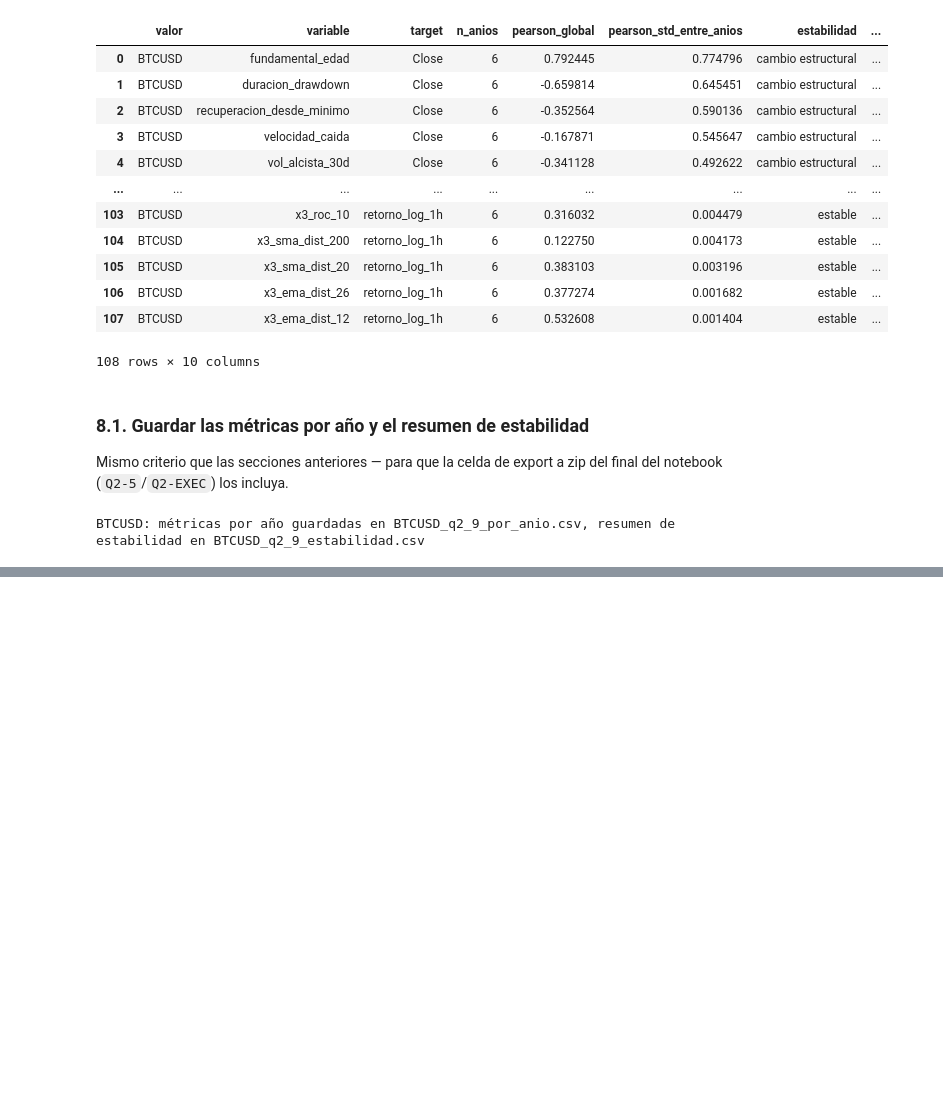
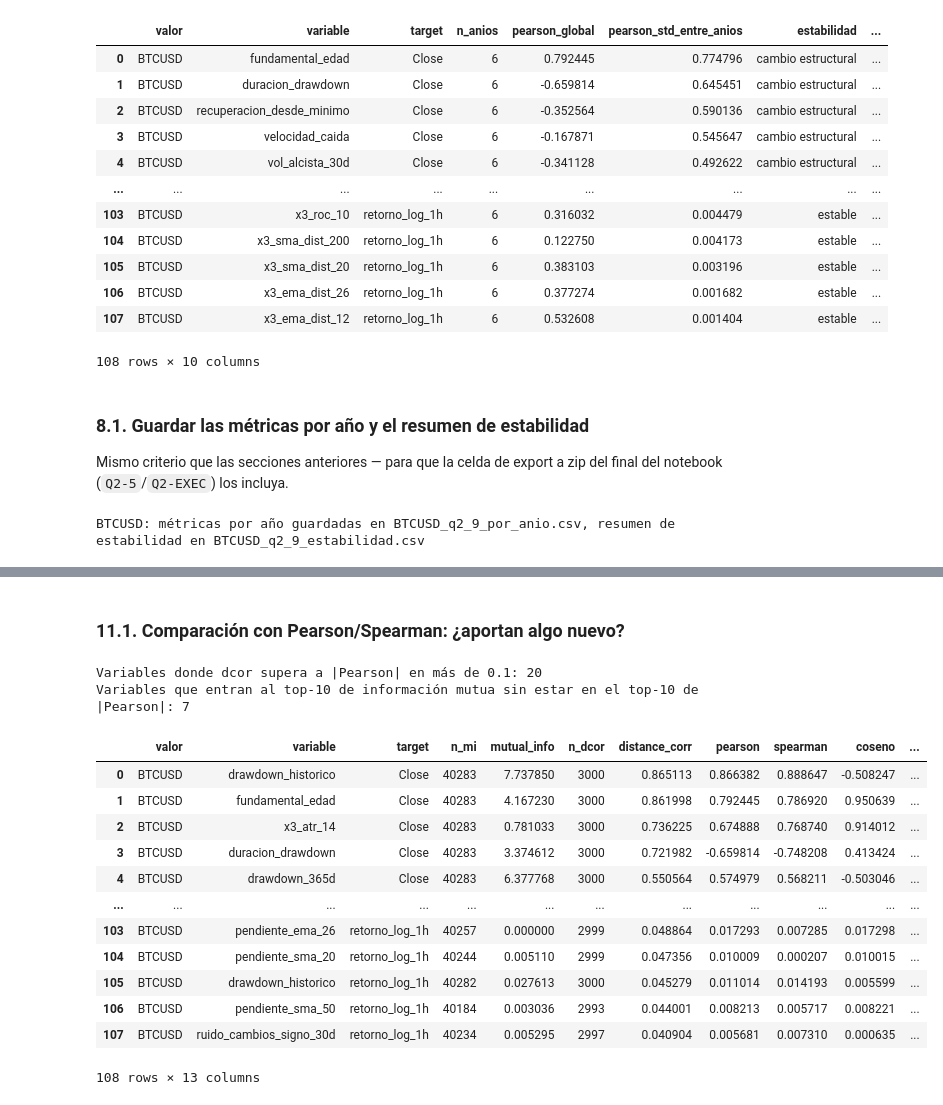
Before and after one commit to mavaldivia/Alginvesting, a Jupyter notebook: scripts/X5_Q2.ipynb, the cells around one changed output, grey strips where cells are left out. Saved outputs shown, nothing was run; the diff lists cells and outputs as text; code cells hidden in the pictures; blank space fills up the shorter version.

```diff
--- a/scripts/X5_Q2.ipynb
+++ b/scripts/X5_Q2.ipynb
@@ -1339,0 +1723,19 @@ BTCUSD: métricas por año guardadas en BTCUSD_q2_9_por_anio.csv, resumen de est
+# %%
+from sklearn.feature_selection import mutual_info_regression
+
+N_MUESTRA_DCOR_Q2_14 = 3000  # dcor es O(n²) en tiempo/memoria — inviable sobre las ~40.000 filas completas
+UMBRAL_DIFERENCIA_DCOR_Q2_14 = 0.10  # dcor por sobre |Pearson| en más de este margen -> candidata a relación no lineal no capturada por Pearson/Spearman
+TOP_N_KPI_Q2_14 = 10  # tamaño del top usado para comparar el ranking de información mutua contra el de |Pearson|
+
+
+def _distance_correlation(x, y):
+    """Correlación de distancia (Székely-Rizzo): capta cualquier forma de dependencia, no solo lineal (Pearson)
+    o monótona (Spearman). O(n²) en tiempo/memoria — se calcula sobre una submuestra fija, nunca sobre la tabla completa."""
+    x = np.asarray(x, dtype=float).reshape(-1, 1)
+    y = np.asarray(y, dtype=float).reshape(-1, 1)
+    a, b = np.abs(x - x.T), np.abs(y - y.T)
+    A = a - a.mean(axis=0, keepdims=True) - a.mean(axis=1, keepdims=True) + a.mean()
+    B = b - b.mean(axis=0, keepdims=True) - b.mean(axis=1, keepdims=True) + b.mean()
+    dcov2, dvarx2, dvary2 = (A * B).mean(), (A * A).mean(), (B * B).mean()
+    denom = np.sqrt(dvarx2 * dvary2)
+    return float(np.sqrt(max(dcov2, 0) / denom)) if denom > 0 else np.nan
@@ -1339,0 +1775,52 @@ BTCUSD: métricas por año guardadas en BTCUSD_q2_9_por_anio.csv, resumen de est
+# %% [markdown]
+### 11.1. Comparación con Pearson/Spearman: ¿aportan algo nuevo?
+# %%
+ranking_q2_14 = (
+    kpis_q2_14
+    .merge(ranking_q2_7[['valor', 'variable', 'target', 'pearson', 'spearman', 'coseno']],
+           on=['valor', 'variable', 'target'], how='left')
+    .assign(
+        abs_pearson=lambda d: d['pearson'].abs(),
+        dcor_sobre_pearson=lambda d: d['distance_corr'] - d['abs_pearson'],
+        aporta_valor_dcor=lambda d: d['dcor_sobre_pearson'] > UMBRAL_DIFERENCIA_DCOR_Q2_14,
+    )
+)
+
+aportes_q2_14 = []
+for (valor, target_col), grupo in ranking_q2_14.groupby(['valor', 'target']):
+    rank_pearson = grupo['abs_pearson'].rank(ascending=False, method='min')
+    rank_mi = grupo['mutual_info'].rank(ascending=False, method='min')
+    sube_en_mi = (rank_mi <= TOP_N_KPI_Q2_14) & (rank_pearson > TOP_N_KPI_Q2_14)
+    for variable, en_top_mi in zip(grupo['variable'], sube_en_mi):
+        aportes_q2_14.append({'valor': valor, 'target': target_col, 'variable': variable,
+                               'entra_top_mi_sin_estar_en_pearson': bool(en_top_mi)})
+
+ranking_q2_14 = (
+    ranking_q2_14
+    .merge(pd.DataFrame(aportes_q2_14), on=['valor', 'target', 'variable'], how='left')
+    .drop(columns='abs_pearson')
+    .sort_values(['valor', 'target', 'distance_corr'], ascending=[True, True, False])
+    .reset_index(drop=True)
+)
+
+n_dcor_aporta = int(ranking_q2_14['aporta_valor_dcor'].sum())
+n_mi_aporta = int(ranking_q2_14['entra_top_mi_sin_estar_en_pearson'].sum())
+print(f"Variables donde dcor supera a |Pearson| en más de {UMBRAL_DIFERENCIA_DCOR_Q2_14}: {n_dcor_aporta}")
+print(f"Variables que entran al top-{TOP_N_KPI_Q2_14} de información mutua sin estar en el top-{TOP_N_KPI_Q2_14} de |Pearson|: {n_mi_aporta}")
+ranking_q2_14
+# %% [output]
+Variables donde dcor supera a |Pearson| en más de 0.1: 20
+Variables que entran al top-10 de información mutua sin estar en el top-10 de |Pearson|: 7
+|  | valor | variable | target | n_mi | mutual_info | n_dcor | distance_corr | pearson | spearman | coseno | ... |
+| 0 | BTCUSD | drawdown_historico | Close | 40283 | 7.737850 | 3000 | 0.865113 | 0.866382 | 0.888647 | -0.508247 | ... |
+| 1 | BTCUSD | fundamental_edad | Close | 40283 | 4.167230 | 3000 | 0.861998 | 0.792445 | 0.786920 | 0.950639 | ... |
+| 2 | BTCUSD | x3_atr_14 | Close | 40283 | 0.781033 | 3000 | 0.736225 | 0.674888 | 0.768740 | 0.914012 | ... |
+| 3 | BTCUSD | duracion_drawdown | Close | 40283 | 3.374612 | 3000 | 0.721982 | -0.659814 | -0.748208 | 0.413424 | ... |
+| 4 | BTCUSD | drawdown_365d | Close | 40283 | 6.377768 | 3000 | 0.550564 | 0.574979 | 0.568211 | -0.503046 | ... |
+| ... | ... | ... | ... | ... | ... | ... | ... | ... | ... | ... | ... |
+| 103 | BTCUSD | pendiente_ema_26 | retorno_log_1h | 40257 | 0.000000 | 2999 | 0.048864 | 0.017293 | 0.007285 | 0.017298 | ... |
+| 104 | BTCUSD | pendiente_sma_20 | retorno_log_1h | 40244 | 0.005110 | 2999 | 0.047356 | 0.010009 | 0.000207 | 0.010015 | ... |
+| 105 | BTCUSD | drawdown_historico | retorno_log_1h | 40282 | 0.027613 | 3000 | 0.045279 | 0.011014 | 0.014193 | 0.005599 | ... |
+| 106 | BTCUSD | pendiente_sma_50 | retorno_log_1h | 40184 | 0.003036 | 2993 | 0.044001 | 0.008213 | 0.005717 | 0.008221 | ... |
+| 107 | BTCUSD | ruido_cambios_signo_30d | retorno_log_1h | 40234 | 0.005295 | 2997 | 0.040904 | 0.005681 | 0.007310 | 0.000635 | ... |
+108 rows × 13 columns
```
Also changed, not shown: parts of 17 cells of this notebook, 6 other files.
